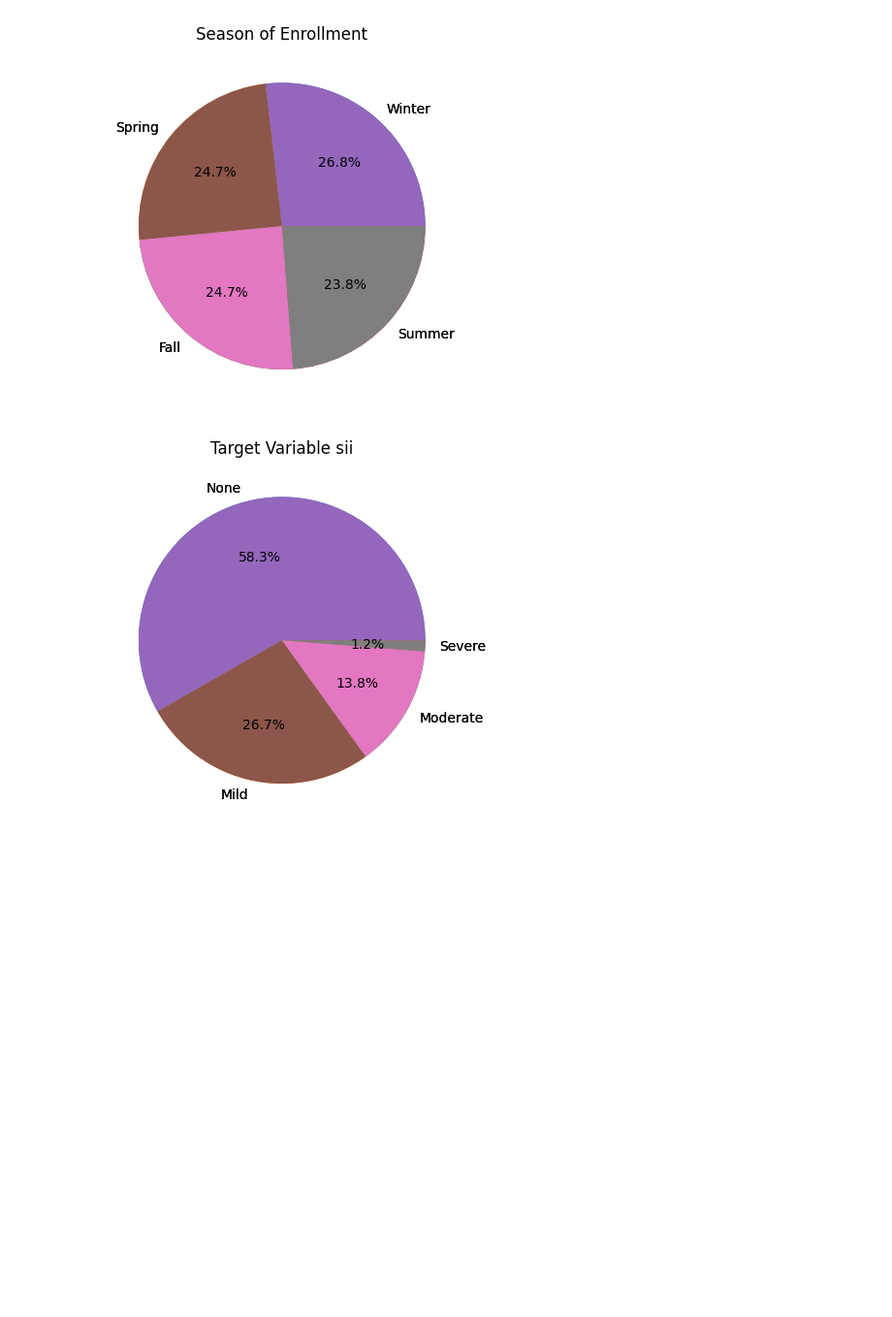
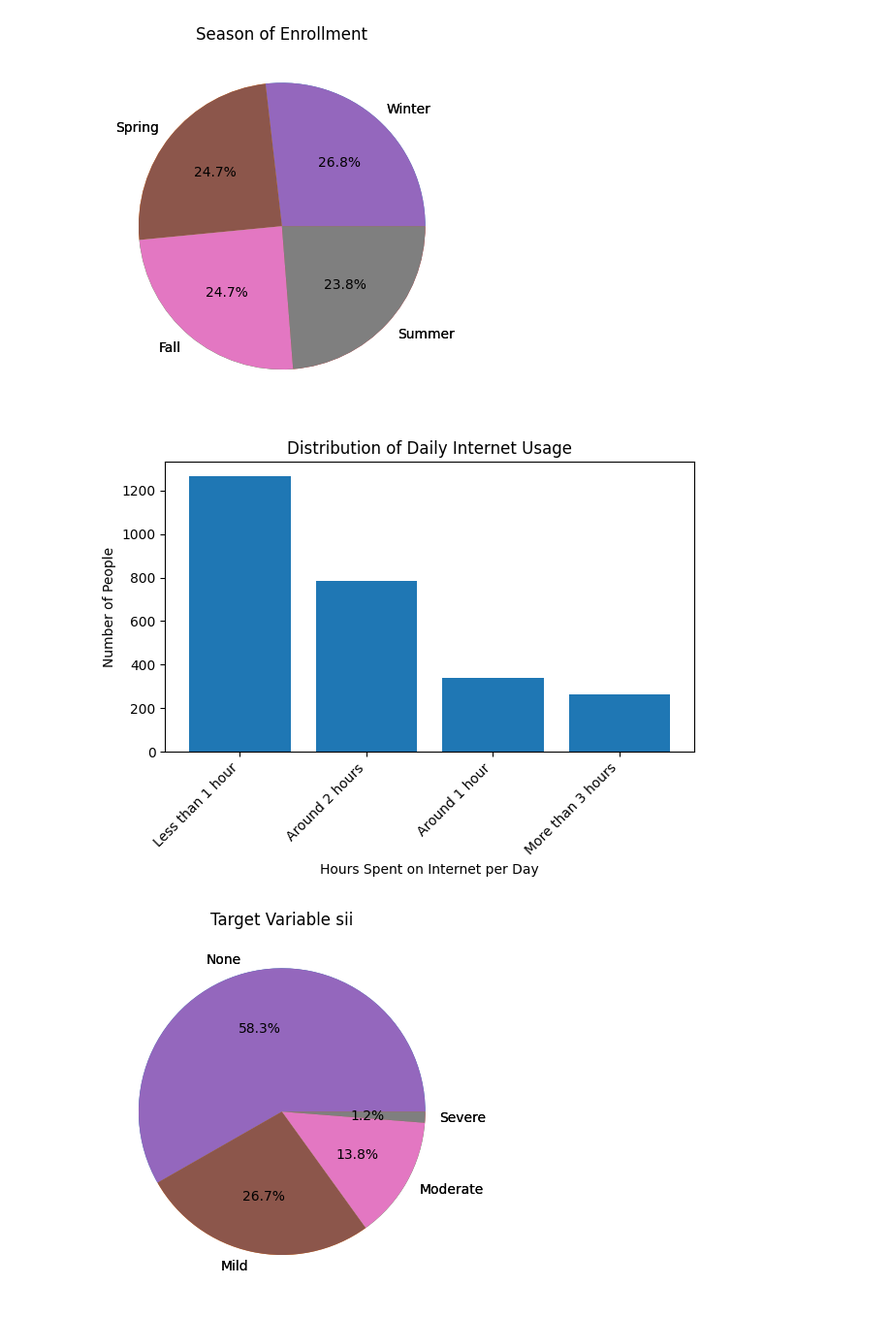
Before and after one commit to TaimourNazar/Child-Mind-Institute-Problematic-Internet-Use, a Jupyter notebook: Blend XGB LGBM_EDA_CMI Internet Usage.ipynb, the cells around one changed output. Shown at 97% size. Saved outputs shown, nothing was run; the diff lists cells and outputs as text; code cells hidden in the pictures; blank space fills up the shorter version.

Commit message:
Kaggle Notebook | 💻 Blend XGB LGBM CAT -EDA 📊 -CMI Internet Usage | Version 29

```diff
--- a/Blend XGB LGBM_EDA_CMI Internet Usage.ipynb
+++ b/Blend XGB LGBM_EDA_CMI Internet Usage.ipynb
@@ -293,6 +293,35 @@ plt.title('Season of Enrollment')
 plt.show()
 # %% [output]
 [figure]
+# %%
+# Assuming you have your DataFrame 'train' with the column 'PreInt_EduHx-computerinternet_hoursday'
+
+vc = train['PreInt_EduHx-computerinternet_hoursday'].value_counts()  # Count occurrences of each value
+
+# Improved InternetHours_map with clearer categories
+InternetHours_map = {
+    0: 'Less than 1 hour',
+    1: 'Around 1 hour',
+    2: 'Around 2 hours',
+    3: 'More than 3 hours'
+}
+
+# Create labels using the map
+labels = [InternetHours_map[label] for label in vc.index]
+
+# Create a bar chart
+plt.bar(labels, vc.values)  # Use labels for bar positions
+
+# Customize the bar chart for better visualization
+plt.xlabel('Hours Spent on Internet per Day')
+plt.ylabel('Number of People')
+plt.title('Distribution of Daily Internet Usage')
+plt.xticks(rotation=45, ha='right')  # Rotate category labels for readability
+plt.tight_layout()  # Adjust spacing to prevent overlapping elements
+
+plt.show()
+# %% [output]
+[figure, added]
 # %%
 vc = train['sii'].value_counts()
 
```
Also changed, not shown: parts of 10 cells of this notebook.
